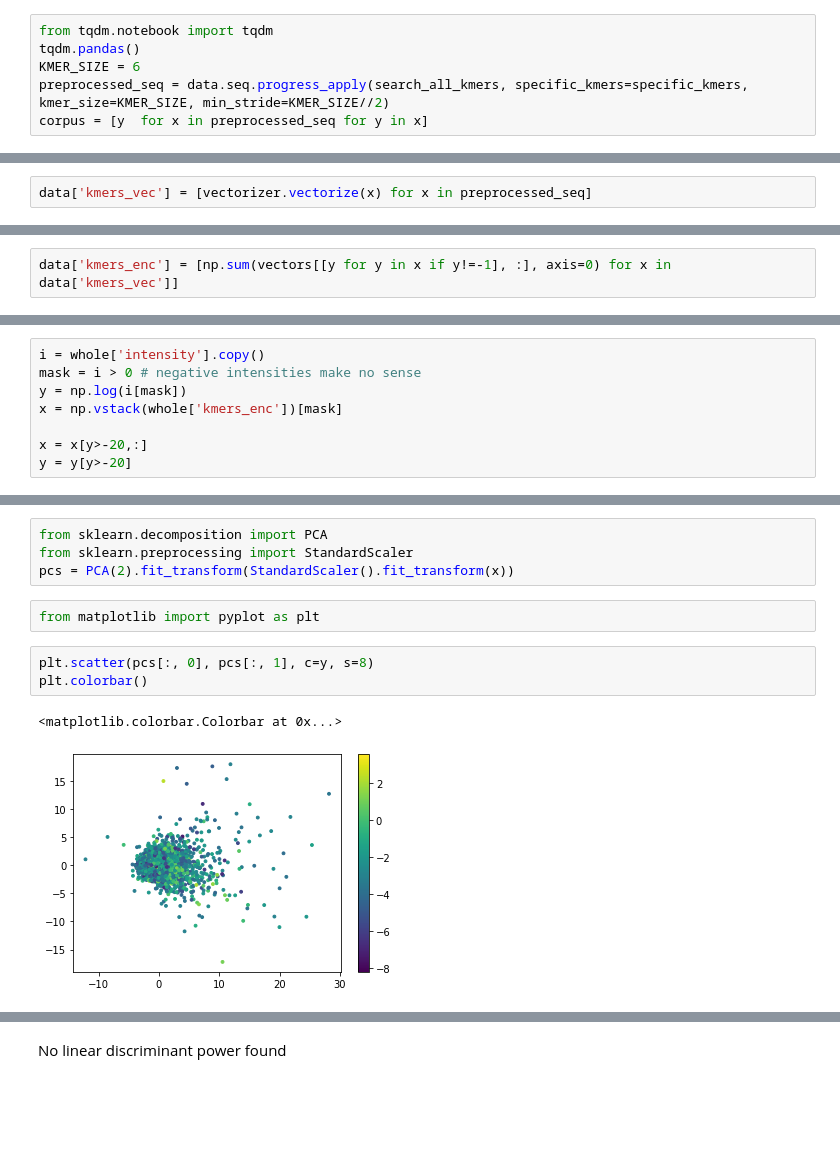
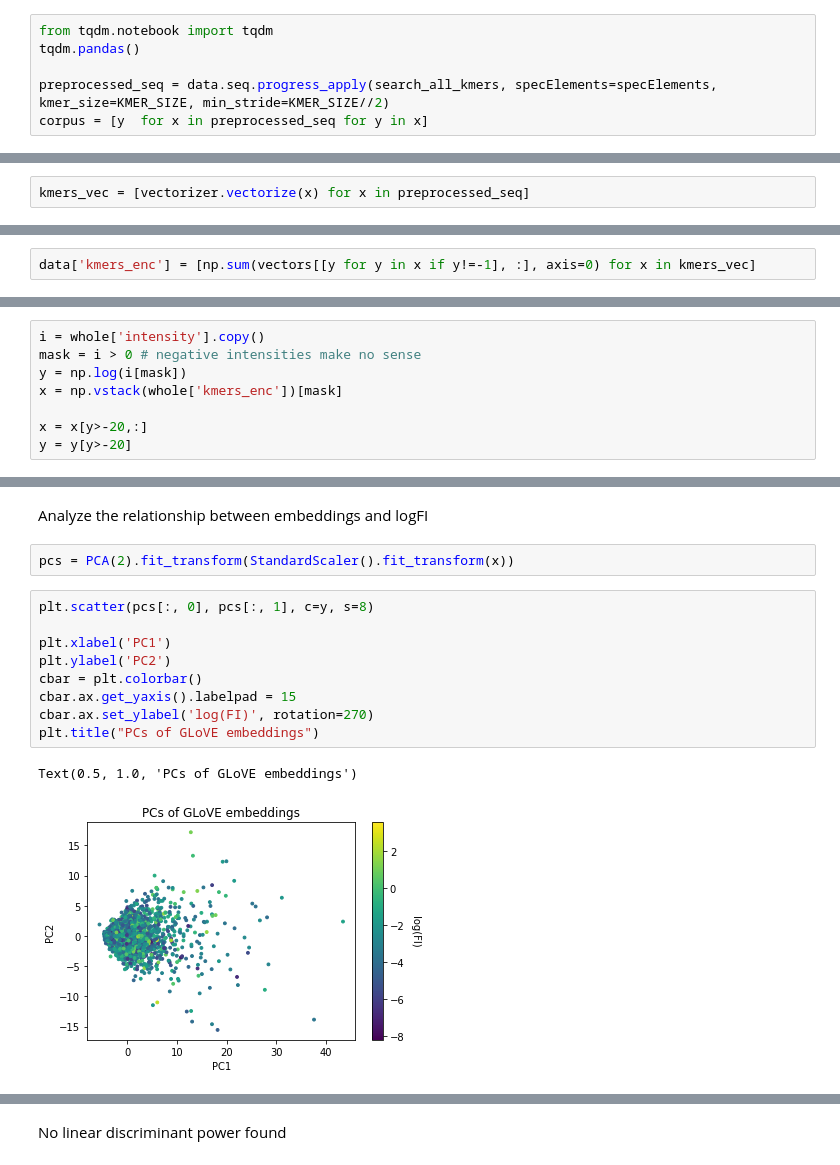
Before and after one commit to IBP-21-22/intbioproj, a Jupyter notebook: code/Train and Apply GLoVE on UTRS.ipynb, the cells around one changed output, grey strips where cells are left out. Saved outputs shown, nothing was run; the diff lists cells and outputs as text; blank space fills up the shorter version.

```diff
--- a/code/Train and Apply GLoVE on UTRS.ipynb
+++ b/code/Train and Apply GLoVE on UTRS.ipynb
@@ -167,6 +204,6 @@ search_all_kmers(data.seq.iloc[6], specific_kmers, 8, 4)
 # %%
 from tqdm.notebook import tqdm
 tqdm.pandas()
-KMER_SIZE = 6
-preprocessed_seq = data.seq.progress_apply(search_all_kmers, specific_kmers=specific_kmers, kmer_size=KMER_SIZE, min_stride=KMER_SIZE//2)
+
+preprocessed_seq = data.seq.progress_apply(search_all_kmers, specElements=specElements, kmer_size=KMER_SIZE, min_stride=KMER_SIZE//2)
 corpus = [y  for x in preprocessed_seq for y in x]
@@ -535,2 +582,2 @@ vectors.shape
 # %%
-data['kmers_vec'] = [vectorizer.vectorize(x) for x in preprocessed_seq]
+kmers_vec = [vectorizer.vectorize(x) for x in preprocessed_seq]
@@ -552,2 +583,0 @@ Name: kmers_vec, Length: 4870, dtype: object
-# %%
-data['kmers_enc'] = [np.sum(vectors[[y for y in x if y!=-1], :], axis=0) for x in data['kmers_vec']]
@@ -554,2 +586,4 @@ data['kmers_enc'] = [np.sum(vectors[[y for y in x if y!=-1], :], axis=0) for x i
+# %%
+data['kmers_enc'] = [np.sum(vectors[[y for y in x if y!=-1], :], axis=0) for x in kmers_vec]
 # %%
 gloveUtrs = np.vstack(data['kmers_enc'])
@@ -599,12 +632,16 @@ sns.histplot(y)
+# %% [markdown]
+Analyze the relationship between embeddings and logFI
 # %%
-from sklearn.decomposition import PCA
-from sklearn.preprocessing import StandardScaler
 pcs = PCA(2).fit_transform(StandardScaler().fit_transform(x))
-# %%
-from matplotlib import pyplot as plt
 # %%
 plt.scatter(pcs[:, 0], pcs[:, 1], c=y, s=8)
-plt.colorbar()
+
+plt.xlabel('PC1')
+plt.ylabel('PC2')
+cbar = plt.colorbar()
+cbar.ax.get_yaxis().labelpad = 15
+cbar.ax.set_ylabel('log(FI)', rotation=270)
+plt.title("PCs of GLoVE embeddings")
 # %% [output]
-<matplotlib.colorbar.Colorbar at 0x...>
+Text(0.5, 1.0, 'PCs of GLoVE embeddings')
-[figure, old version]
+[figure, new version]
```
Also changed, not shown: parts of 54 cells of this notebook, 6 other files.
